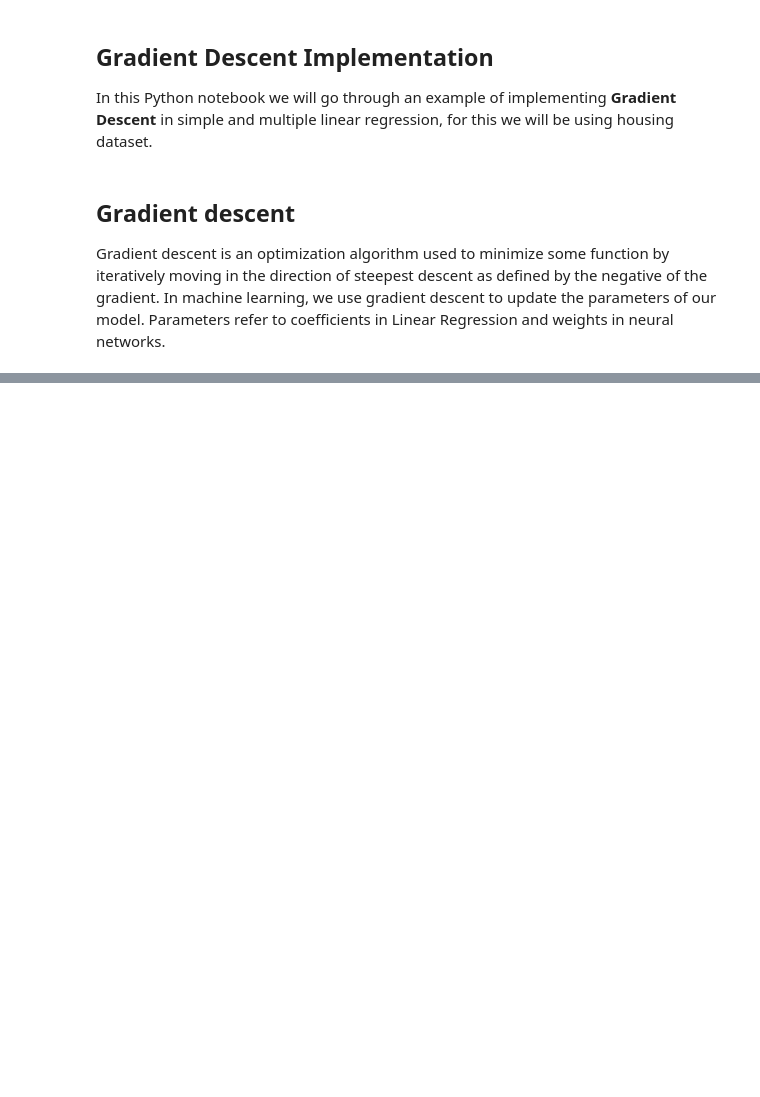
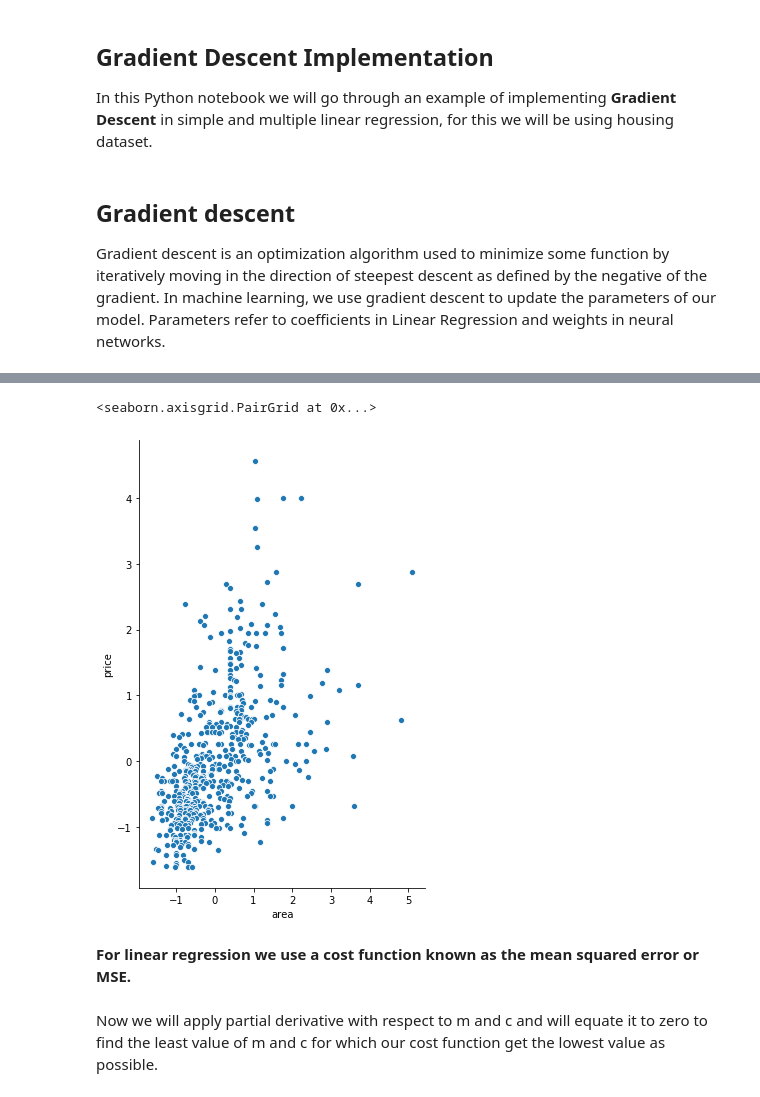
Before and after one commit to R-aryan/Machine_Learning_Crash_Course, a Jupyter notebook: Gradient Descent/Gradient Descent.ipynb, the cells around one changed output, grey strips where cells are left out. Cells and saved outputs as stored; diff of their text form; code cells hidden in the pictures; blank space fills up the shorter version.

```diff
--- a/Gradient Descent/Gradient Descent.ipynb
+++ b/Gradient Descent/Gradient Descent.ipynb
@@ -40,3 +40,8 @@ housing.head(10)
 | 7 | 10150000 | 16200 | 5 | 3 | 2 | NaN | NaN | NaN | NaN | ... |
 | 8 | 9870000 | 8100 | 4 | 1 | 2 | NaN | NaN | NaN | NaN | ... |
 | 9 | 9800000 | 5750 | 3 | 2 | 4 | NaN | NaN | NaN | NaN | ... |
+# %%
+#Converting furnishingstatus column to binary column using get_dummies
+status = pd.get_dummies(housing['furnishingstatus'],drop_first=True)
+housing = pd.concat([housing,status],axis=1)
+housing.drop(['furnishingstatus'],axis=1,inplace=True)
@@ -42,0 +57,4 @@ housing.head(10)
+# %%
+# Normalisisng the data
+housing = (housing - housing.mean())/housing.std()
+housing.head()
@@ -42,0 +81,10 @@ housing.head(10)
+# %%
+# Visualise the relationship between the features and the response using scatterplots
+sns.pairplot(housing, x_vars='area', y_vars='price',size=7, aspect=0.7, kind='scatter')
+# %% [output]
+<seaborn.axisgrid.PairGrid at 0x...>
+[figure, added]
+# %% [markdown]
+**For linear regression we use a cost function known as the mean squared error or MSE.**
+# %% [markdown]
+Now we will apply partial derivative with respect to m and c and will equate it to zero to find the least value of m and c for which our cost function get the lowest value as possible.
```
Also changed, not shown: parts of 5 cells of this notebook.
